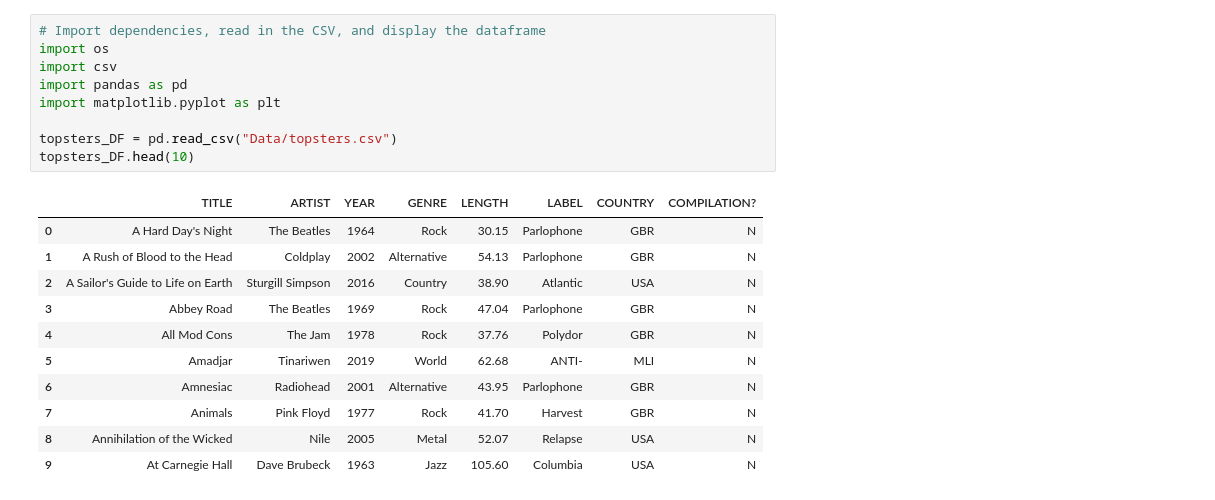
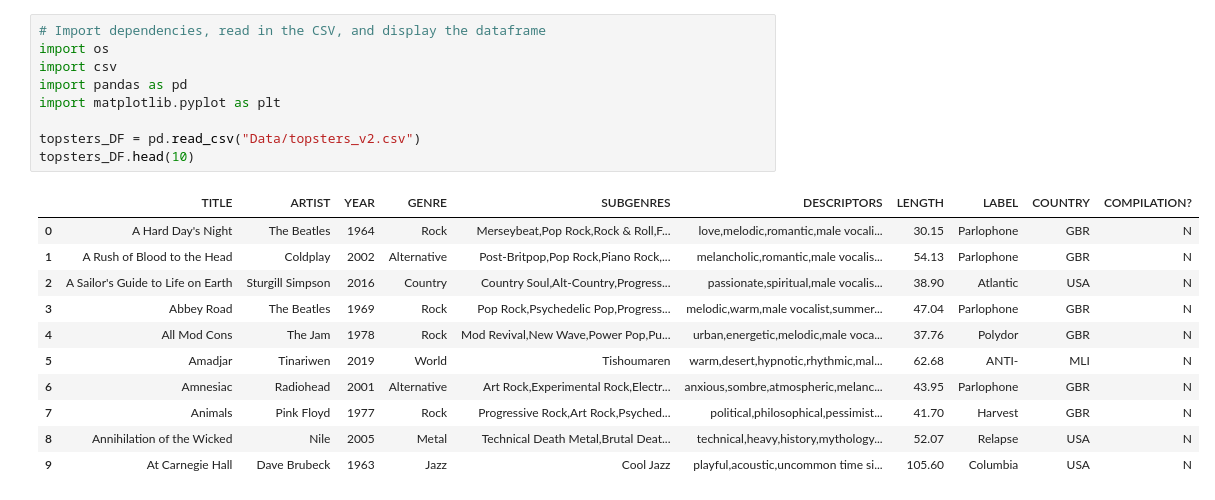
Before and after one commit to knnthchng/topsters, a Jupyter notebook: topsters.ipynb, the cells around one changed output. Drawn from its saved outputs; the diff is of its cells as text.

```diff
--- a/topsters.ipynb
+++ b/topsters.ipynb
@@ -1,21 +1,21 @@
 # %%
 # Import dependencies, read in the CSV, and display the dataframe
 import os
 import csv
 import pandas as pd
 import matplotlib.pyplot as plt
 
-topsters_DF = pd.read_csv("Data/topsters.csv")
+topsters_DF = pd.read_csv("Data/topsters_v2.csv")
 topsters_DF.head(10)
 # %% [output]
-|  | TITLE | ARTIST | YEAR | GENRE | LENGTH | LABEL | COUNTRY | COMPILATION? |
-| 0 | A Hard Day's Night | The Beatles | 1964 | Rock | 30.15 | Parlophone | GBR | N |
-| 1 | A Rush of Blood to the Head | Coldplay | 2002 | Alternative | 54.13 | Parlophone | GBR | N |
-| 2 | A Sailor's Guide to Life on Earth | Sturgill Simpson | 2016 | Country | 38.90 | Atlantic | USA | N |
-| 3 | Abbey Road | The Beatles | 1969 | Rock | 47.04 | Parlophone | GBR | N |
-| 4 | All Mod Cons | The Jam | 1978 | Rock | 37.76 | Polydor | GBR | N |
-| 5 | Amadjar | Tinariwen | 2019 | World | 62.68 | ANTI- | MLI | N |
-| 6 | Amnesiac | Radiohead | 2001 | Alternative | 43.95 | Parlophone | GBR | N |
-| 7 | Animals | Pink Floyd | 1977 | Rock | 41.70 | Harvest | GBR | N |
-| 8 | Annihilation of the Wicked | Nile | 2005 | Metal | 52.07 | Relapse | USA | N |
-| 9 | At Carnegie Hall | Dave Brubeck | 1963 | Jazz | 105.60 | Columbia | USA | N |
+|  | TITLE | ARTIST | YEAR | GENRE | SUBGENRES | DESCRIPTORS | LENGTH | LABEL | COUNTRY | COMPILATION? |
+| 0 | A Hard Day's Night | The Beatles | 1964 | Rock | Merseybeat,Pop Rock,Rock & Roll,F... | love,melodic,romantic,male vocali... | 30.15 | Parlophone | GBR | N |
+| 1 | A Rush of Blood to the Head | Coldplay | 2002 | Alternative | Post-Britpop,Pop Rock,Piano Rock,... | melancholic,romantic,male vocalis... | 54.13 | Parlophone | GBR | N |
+| 2 | A Sailor's Guide to Life on Earth | Sturgill Simpson | 2016 | Country | Country Soul,Alt-Country,Progress... | passionate,spiritual,male vocalis... | 38.90 | Atlantic | USA | N |
+| 3 | Abbey Road | The Beatles | 1969 | Rock | Pop Rock,Psychedelic Pop,Progress... | melodic,warm,male vocalist,summer... | 47.04 | Parlophone | GBR | N |
+| 4 | All Mod Cons | The Jam | 1978 | Rock | Mod Revival,New Wave,Power Pop,Pu... | urban,energetic,melodic,male voca... | 37.76 | Polydor | GBR | N |
+| 5 | Amadjar | Tinariwen | 2019 | World | Tishoumaren | warm,desert,hypnotic,rhythmic,mal... | 62.68 | ANTI- | MLI | N |
+| 6 | Amnesiac | Radiohead | 2001 | Alternative | Art Rock,Experimental Rock,Electr... | anxious,sombre,atmospheric,melanc... | 43.95 | Parlophone | GBR | N |
+| 7 | Animals | Pink Floyd | 1977 | Rock | Progressive Rock,Art Rock,Psyched... | political,philosophical,pessimist... | 41.70 | Harvest | GBR | N |
+| 8 | Annihilation of the Wicked | Nile | 2005 | Metal | Technical Death Metal,Brutal Deat... | technical,heavy,history,mythology... | 52.07 | Relapse | USA | N |
+| 9 | At Carnegie Hall | Dave Brubeck | 1963 | Jazz | Cool Jazz | playful,acoustic,uncommon time si... | 105.60 | Columbia | USA | N |
```
Also changed, not shown: parts of 35 cells of this notebook, 14 other files.
